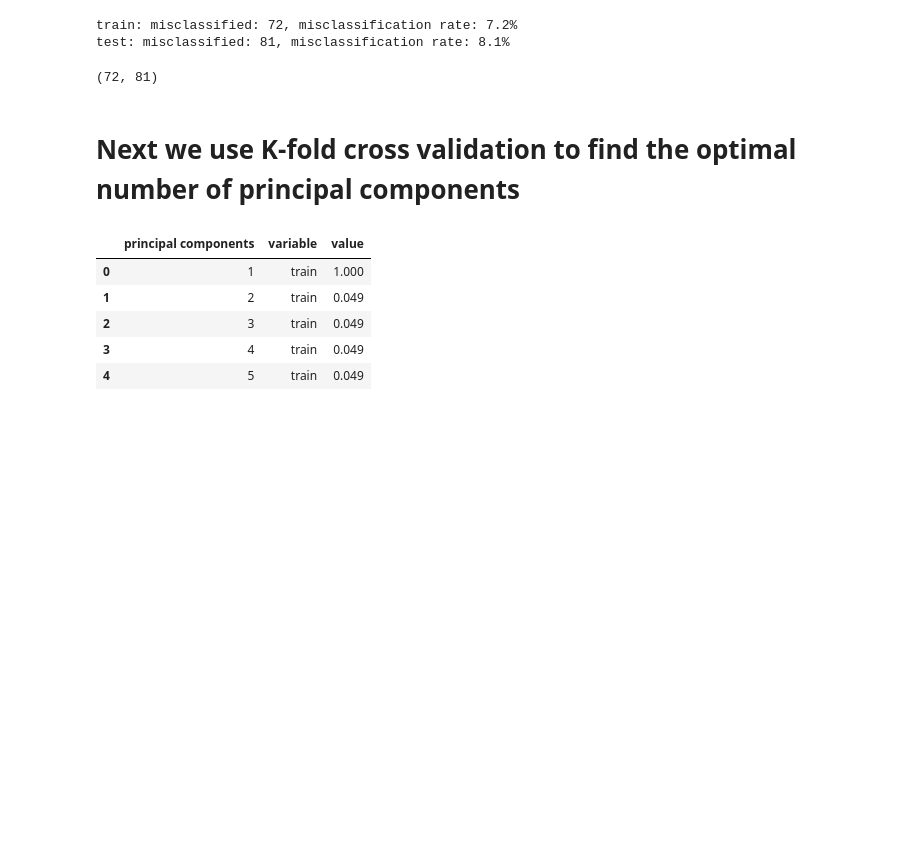
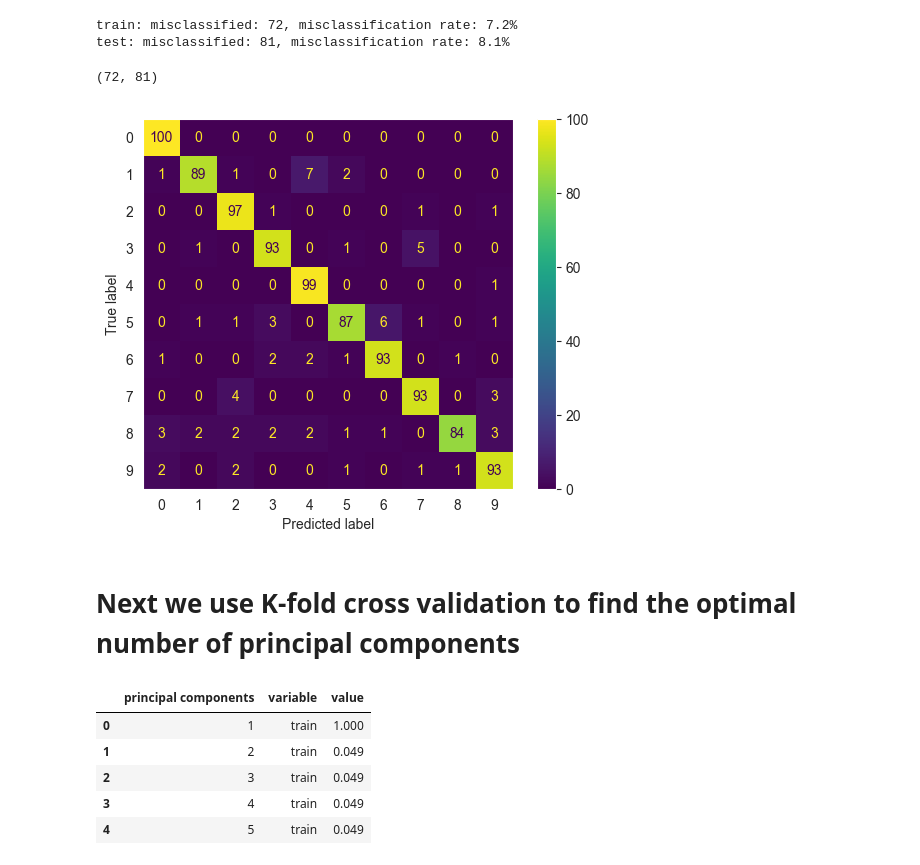
Before and after one commit to RickHuizing/MLProject-Group15-Digits, a Jupyter notebook: linear_regression.ipynb, the cells around one changed output. Saved outputs shown, nothing was run; the diff lists cells and outputs as text; code cells hidden in the pictures; blank space fills up the shorter version.

```diff
--- a/linear_regression.ipynb
+++ b/linear_regression.ipynb
@@ -244,6 +244,21 @@ evaluate_w_opt(w_opt, avg_feature_values_train, avg_feature_values_test, y, y)
 train: misclassified: 72, misclassification rate: 7.2%
 test: misclassified: 81, misclassification rate: 8.1%
 (72, 81)
+# %%
+predicted_y = []
+real_y = []
+for i in range(10):
+    for j in range(100):
+        prediction = ml_utils.make_prediction(w_opt, avg_feature_values_train[i*100+j])
+        predicted_y.append(np.argmax(prediction))
+        real_y.append(i)
+conf_matrix = confusion_matrix(real_y, predicted_y)
+disp = ConfusionMatrixDisplay(confusion_matrix=conf_matrix)
+disp = disp.plot()
+plt.grid(False)
+disp.figure_.savefig('figures/confmatrix_prototypes.svg', bbox_inches='tight')
+# %% [output]
+[figure, added]
 # %% [markdown]
 # Next we use K-fold cross validation to find the optimal number of principal components
 # %%
```
Also changed, not shown: 2 other files.
